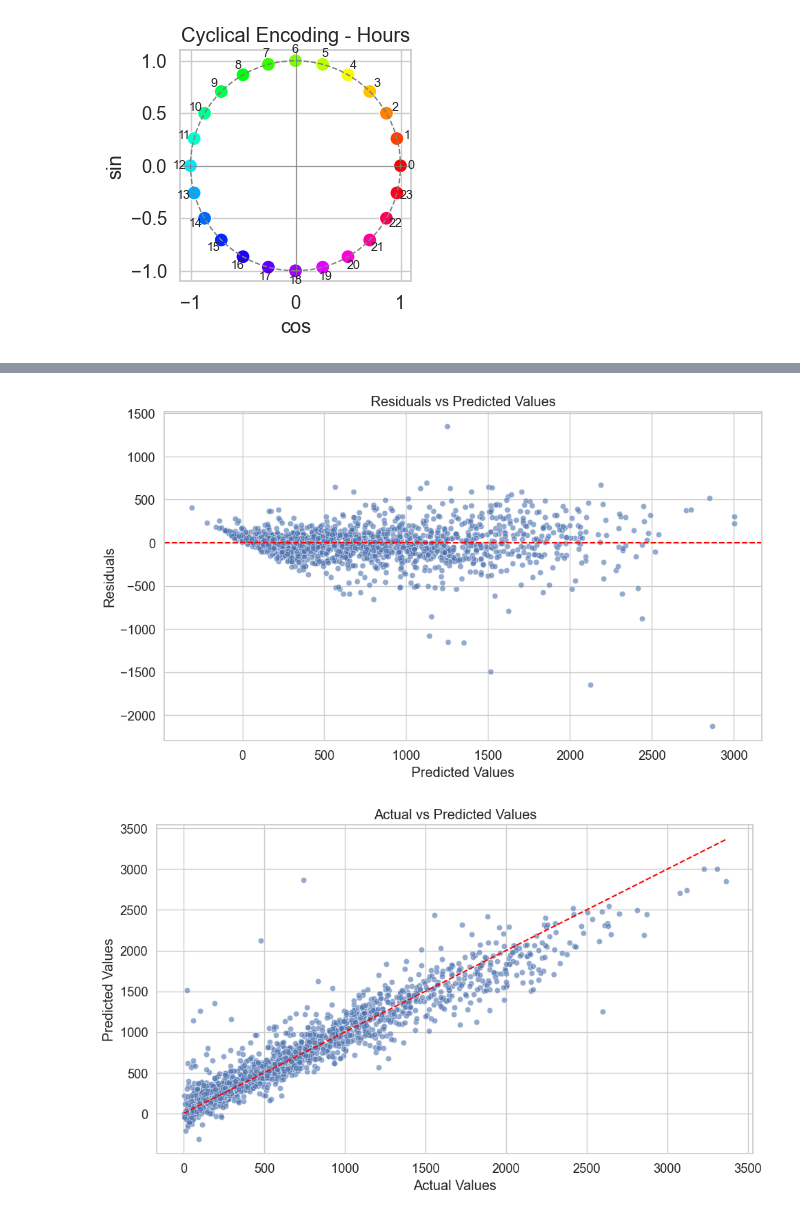
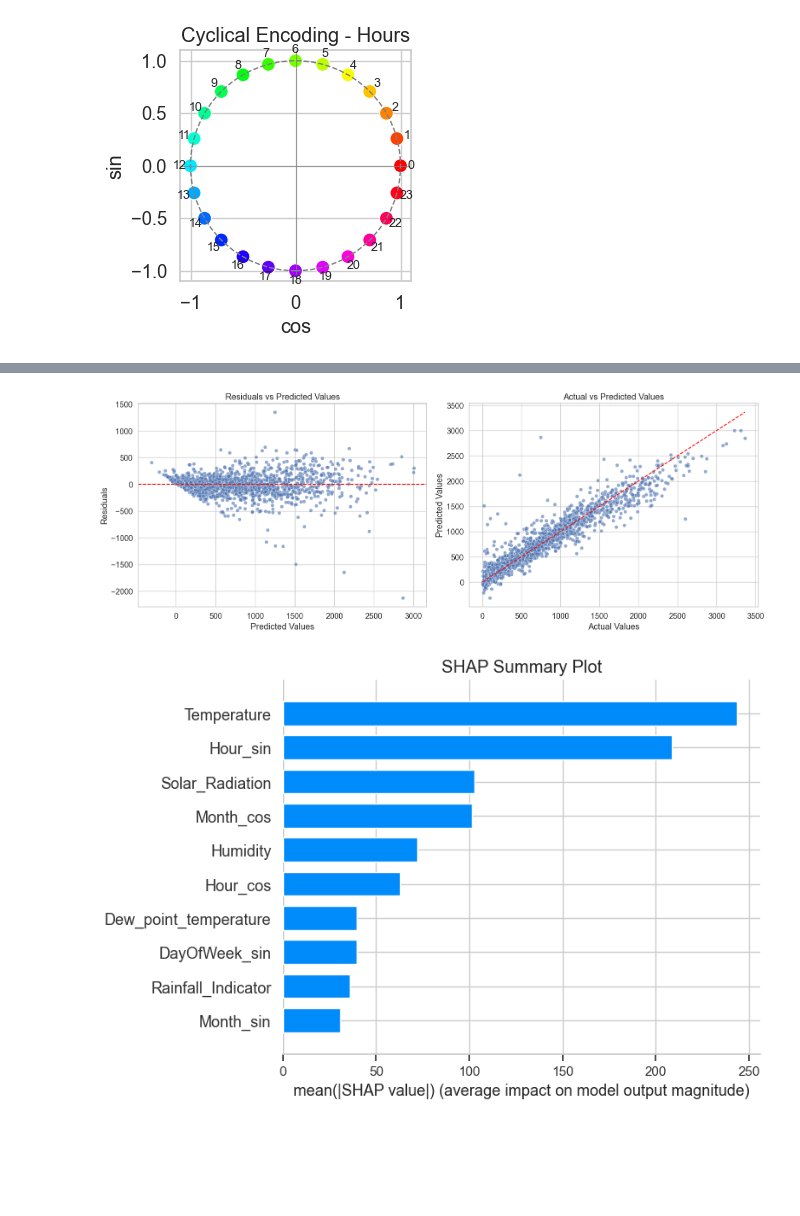
Before and after one commit to MarkThackham/MarkThackham.github.io, a Jupyter notebook: Portfolio/machine-learning/seoul-bike-hire/machine-learning-seoul-bike-hire.ipynb, the cells around one changed output, grey strips where cells are left out. Drawn from its saved outputs; the diff is of its cells as text; code cells hidden in the pictures; blank space fills up the shorter version.

```diff
--- a/Portfolio/machine-learning/seoul-bike-hire/machine-learning-seoul-bike-hire.ipynb
+++ b/Portfolio/machine-learning/seoul-bike-hire/machine-learning-seoul-bike-hire.ipynb
@@ -38,7 +39,7 @@ pd.set_option('display.max_rows', 500) # 10000 rows
 # Seaborn
 import seaborn as sns
 import matplotlib.pyplot as plt
-sns.set(style="whitegrid", font_scale=1.2)
+sns.set_theme(style="whitegrid", font_scale=1.2)
 
 # Statsmodels
 import statsmodels.api as sm
@@ -587,43 +584,48 @@ pd.DataFrame([Train_RMSE, Test_RMSE, Train_R2, Test_R2],
 # %%
-# Residuals plot
+#=================================================================
+# Step 11: Plots
+
+# Create 1x2 panel
+fig, axes = plt.subplots(1, 2, figsize=(16, 6))
+
+# --- Residuals plot ---
 residuals = y_test - y_pred_test
-plt.figure(figsize=(10, 6))
-sns.scatterplot(x=y_pred_test, y=residuals, alpha=0.6)
-plt.axhline(0, color='red', linestyle='--')
-plt.title('Residuals vs Predicted Values')
-plt.xlabel('Predicted Values')
-plt.ylabel('Residuals')
+sns.scatterplot(x=y_pred_test, y=residuals, alpha=0.6, ax=axes[0])
+axes[0].axhline(0, color='red', linestyle='--')
+axes[0].set_title('Residuals vs Predicted Values')
+axes[0].set_xlabel('Predicted Values')
+axes[0].set_ylabel('Residuals')
+
+# --- Actual vs Predicted plot ---
+sns.scatterplot(x=y_test, y=y_pred_test, alpha=0.6, ax=axes[1])
+axes[1].plot([y_test.min(), y_test.max()],
+             [y_test.min(), y_test.max()],
+             color='red', linestyle='--')
+axes[1].set_title('Actual vs Predicted Values')
+axes[1].set_xlabel('Actual Values')
+axes[1].set_ylabel('Predicted Values')
+
 plt.tight_layout()
-plt.savefig("seoul-bike-hire-count-residuals.png", dpi=300)
+plt.savefig("seoul-bike-hire-count-residuals-actual-vs-predicted.png", dpi=300)
 plt.show()
 
-# Actual vs Predicted plot
-plt.figure(figsize=(10, 6))
-sns.scatterplot(x=y_test, y=y_pred_test, alpha=0.6)
-plt.plot([y_test.min(), y_test.max()], [y_test.min(), y_test.max
-()], color='red', linestyle='--')
-plt.title('Actual vs Predicted Values')
-plt.xlabel('Actual Values')
-plt.ylabel('Predicted Values')
-plt.tight_layout()
-plt.savefig("seoul-bike-hire-count-actual-vs-predicted.png", dpi=300)
-plt.show()
 
 # SHAP Explainability
 explainer = shap.Explainer(model2)
 shap_values = explainer(X_test)
 shap.summary_plot(shap_values, X_test, plot_type="bar", max_display=10, show=False)
 plt.title('SHAP Summary Plot')
 plt.tight_layout()
 plt.savefig("seoul-bike-hire-count-shap-summary.png", dpi=300)
 plt.show()
 
 # SHAP beeswarm plot
 shap.summary_plot(shap_values, X_test, max_display=10, show=False)
 plt.title('SHAP Beeswarm Plot')
 plt.tight_layout()
 plt.savefig("seoul-bike-hire-count-shap-beeswarm.png", dpi=300)
 plt.show()
+#=================================================================
 # %% [output]
-[figure, old version]
+[figure, new version]
-[figure, old version]
+[figure, new version]
```
Also changed, not shown: parts of 5 cells of this notebook, 10 other files.
